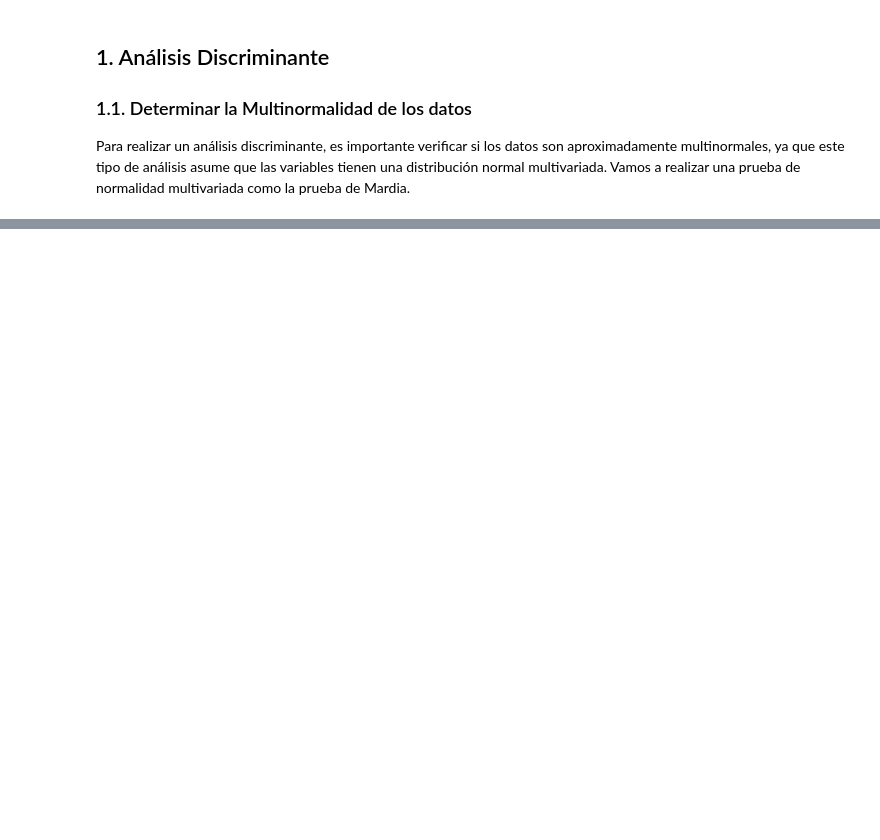
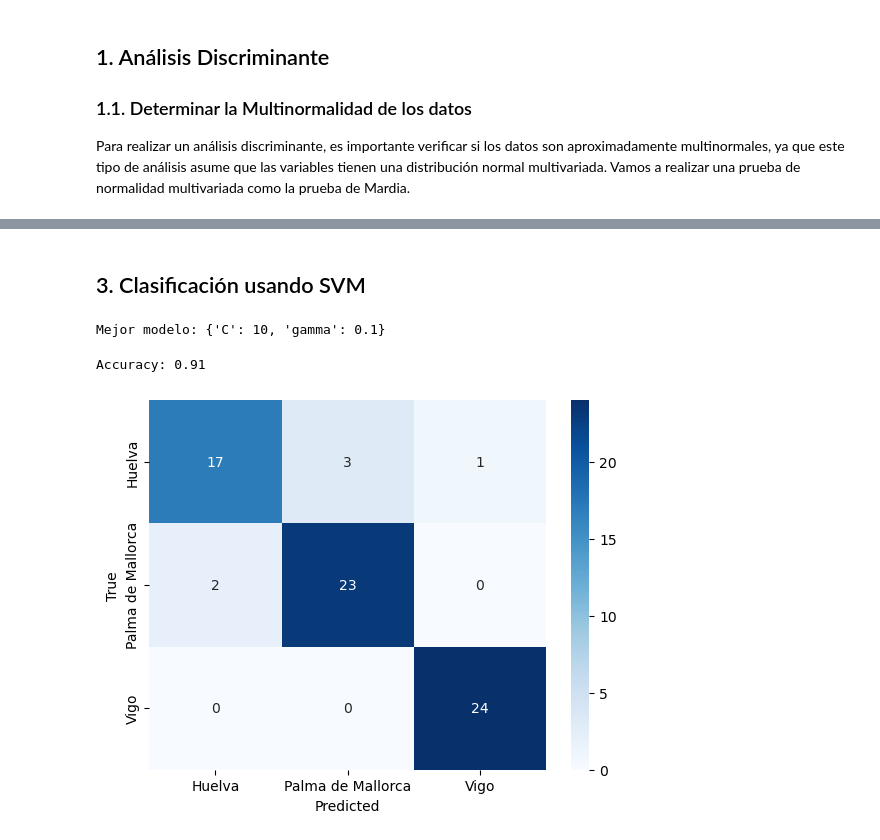
Before and after one commit to kevindmzapata/multivariate-statistics-course, a Jupyter notebook: TAREA_2/part-2.ipynb, the cells around one changed output, grey strips where cells are left out. Cells and saved outputs as stored; diff of their text form; code cells hidden in the pictures; blank space fills up the shorter version.

```diff
--- a/TAREA_2/part-2.ipynb
+++ b/TAREA_2/part-2.ipynb
@@ -316,0 +174,33 @@ plt.show()
+# %% [markdown]
+## 3. Clasificación usando SVM
+# %%
+from sklearn.svm import SVC
+
+# Crear el modelo
+grid = {'C': [0.1, 1, 10, 100, 1000], 'gamma': [1, 0.1, 0.01, 0.001, 0.0001]}
+model = SVC()
+model = GridSearchCV(model, grid, cv=5, n_jobs=-1, scoring='accuracy')
+model.fit(X_train, y_train)
+
+print('Mejor modelo:', model.best_params_)
+# %% [output]
+Mejor modelo: {'C': 10, 'gamma': 0.1}
+# %%
+best_model = model.best_estimator_
+y_pred = best_model.predict(X_test)
+
+print(f'Accuracy: {accuracy_score(y_test, y_pred):0.2f}')
+# %% [output]
+Accuracy: 0.91
+# %%
+conf_mat = confusion_matrix(y_test, y_pred)
+
+# Graicar la matriz de confusión
+sns.heatmap(conf_mat, annot=True, fmt='d', cmap='Blues')
+plt.xlabel('Predicted')
+plt.ylabel('True')
+plt.xticks(ticks=[0.5, 1.5, 2.5], labels=etiquetas)
+plt.yticks(ticks=[0.5, 1.5, 2.5], labels=etiquetas)
+plt.show()
+# %% [output]
+[figure, added]
```
Also changed, not shown: parts of 45 cells of this notebook.
